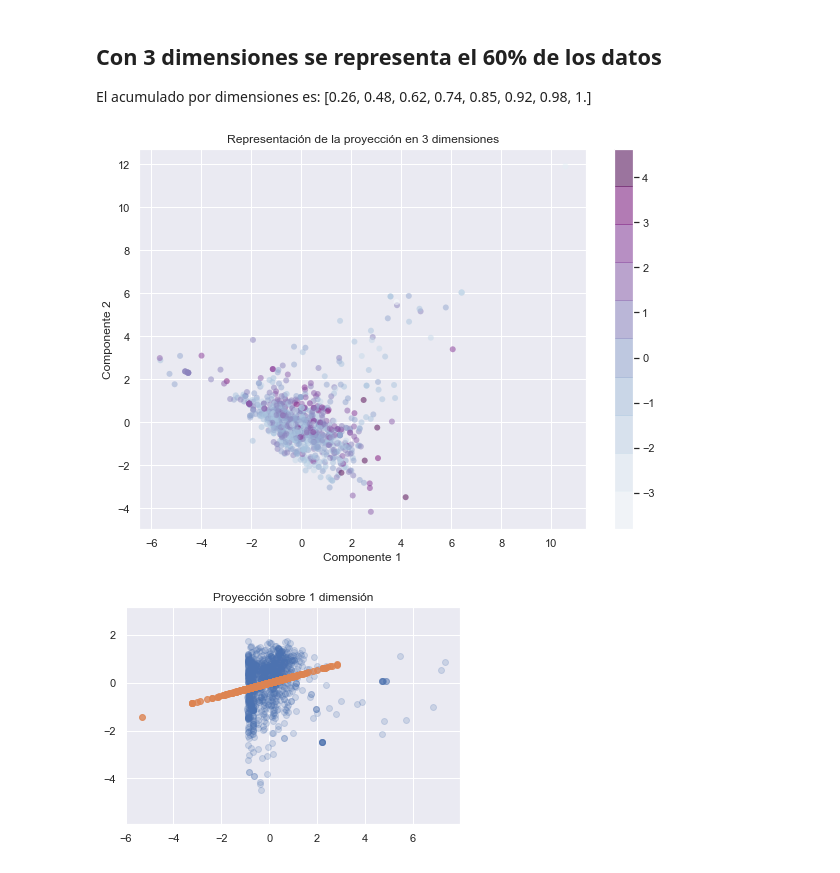
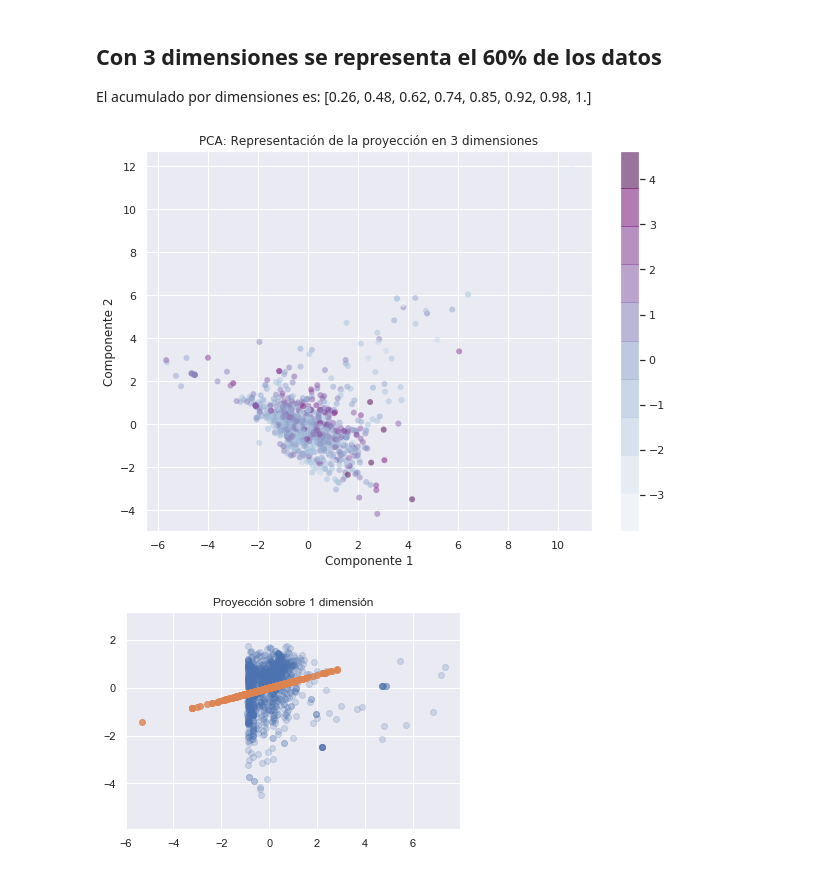
Before and after one commit to hordiales/redpanal-db-analysis, a Jupyter notebook: 3 - Reducción de la dimensionalidad SVD y PCA.ipynb, the cells around one changed output. Cells and saved outputs as stored; diff of their text form; code cells hidden in the pictures.

```diff
--- a/3 - Reducción de la dimensionalidad SVD y PCA.ipynb
+++ b/3 - Reducción de la dimensionalidad SVD y PCA.ipynb
@@ -201,17 +201,17 @@ El acumulado por dimensiones es:
 # %%
 # 3 dimensiones representa el 60% de los datos
 pca = PCA(n_components=3)
 projected = pca.fit_transform(X_scaled)
 plt.figure(figsize=(10,7))
 plt.scatter(projected[:, 0], projected[:, 1],
             c=projected[:, 2], edgecolor='none', alpha=0.5,
             cmap=plt.cm.get_cmap('BuPu', 10))
-plt.title("Representación de la proyección en 3 dimensiones")
+plt.title("PCA: Representación de la proyección en 3 dimensiones")
 plt.xlabel('Componente 1')
 plt.ylabel('Componente 2')
 plt.colorbar();
 # %% [output]
-[figure, old version]
+[figure, new version]
 # %%
 pca = PCA(n_components=1)
 pca.fit(X_scaled)
```
Also changed, not shown: parts of 2 cells of this notebook, 5 other files.
